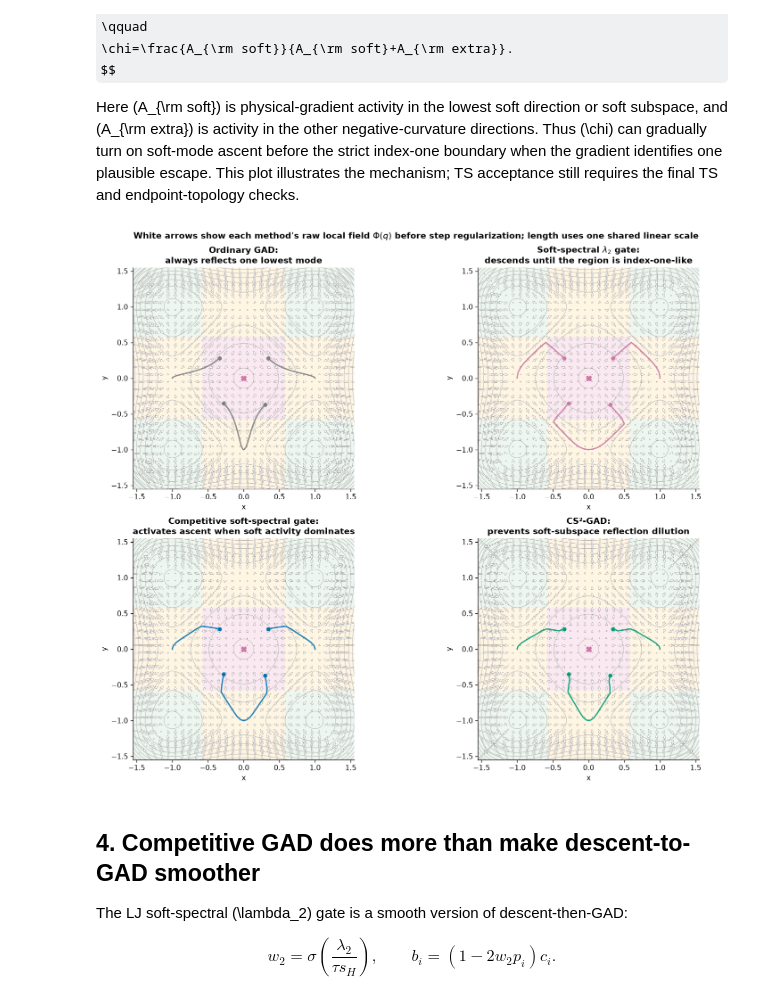
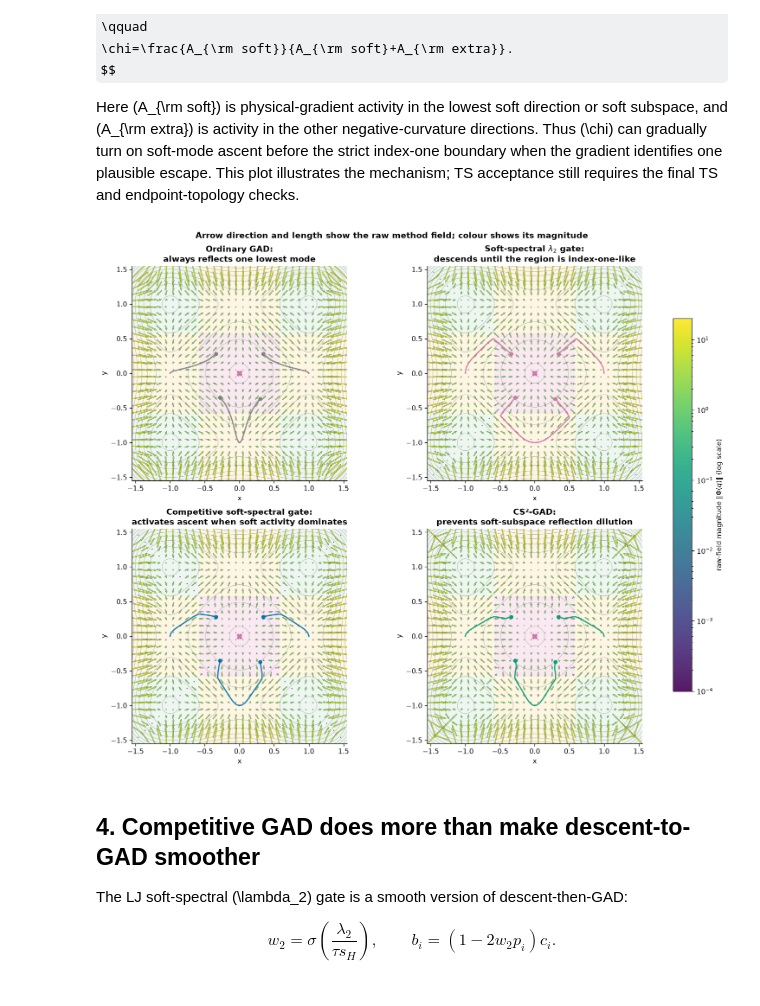
Before and after one commit to memo-ozdincer/GAD_plus, a Jupyter notebook: examples/gad_evolution_four_wells.ipynb, the cells around one changed output. Cells and saved outputs as stored; diff of their text form; code cells hidden in the pictures; some formulas as TeX source.

Commit message:
Color four-well method arrows by magnitude

```diff
--- a/examples/gad_evolution_four_wells.ipynb
+++ b/examples/gad_evolution_four_wells.ipynb
@@ -86,10 +87,11 @@ def draw_method_field(ax, vectors, *, n=30, color="white", alpha=.90, width=.004
     qx, qy = np.meshgrid(field_grid, field_grid)
     points = np.column_stack([qx.ravel(), qy.ravel()])
     updates = np.asarray([vectors(point) for point in points], dtype=float)
-    ax.quiver(
+    magnitudes = np.linalg.norm(updates, axis=1)
+    return ax.quiver(
         points[:, 0], points[:, 1], updates[:, 0], updates[:, 1],
-        angles="xy", scale_units="xy", scale=22, pivot="mid", color=color,
-        alpha=alpha, width=width, headwidth=3.0, headlength=3.7, headaxislength=3.3,
+        magnitudes, angles="xy", scale_units="xy", scale=22, pivot="mid", cmap="viridis",
+        norm=LogNorm(vmin=1e-4, vmax=20), alpha=alpha, width=width, headwidth=2.2, headlength=2.6, headaxislength=2.3,
         edgecolor="#151515", linewidth=.18, zorder=2,
     )
 
@@ -201,19 +203,21 @@ Here \(A_{\rm soft}\) is physical-gradient activity in the lowest soft direction
 # %%
 starts = np.array([[.34,.28],[-.34,.28],[.30,-.37],[-.28,-.35]])
 fig, axes = plt.subplots(2, 2, figsize=(13.4, 10.8), constrained_layout=True)
 for ax, policy in zip(axes.flat, POLICIES):
+    field_artist = None
     draw_index_background(ax)
-    draw_method_field(ax, lambda q, policy=policy: raw_field(q, policy))
+    field_artist = draw_method_field(ax, lambda q, policy=policy: raw_field(q, policy))
     for start in starts:
         path = trace(start, policy)
         ax.plot(path[:,0], path[:,1], lw=1.8, color=COLORS[policy.key], alpha=.9)
         ax.scatter(*start, s=22, color=COLORS[policy.key], zorder=3)
     ax.scatter([0], [0], marker="X", s=55, c="#CC79A7", zorder=4)
     ax.set(title=policy.name, xlim=(-1.55,1.55), ylim=(-1.55,1.55), aspect="equal", xlabel="x", ylabel="y")
-fig.suptitle("White arrows show each method’s raw local field $\Phi(q)$ before step regularization; length uses one shared linear scale", fontsize=12, fontweight="bold")
+fig.colorbar(field_artist, ax=axes.ravel().tolist(), shrink=.78, label=r"raw-field magnitude $\|\Phi(q)\|$ (log scale)")
+fig.suptitle("Arrow direction and length show the raw method field; colour shows its magnitude", fontsize=12, fontweight="bold")
 plt.show()
 # %% [output]
-[figure, old version]
+[figure, new version]
 # %% [markdown]
 ## 4. Competitive GAD does more than make descent-to-GAD smoother
 
```
Also changed, not shown: parts of 1 cell of this notebook.
